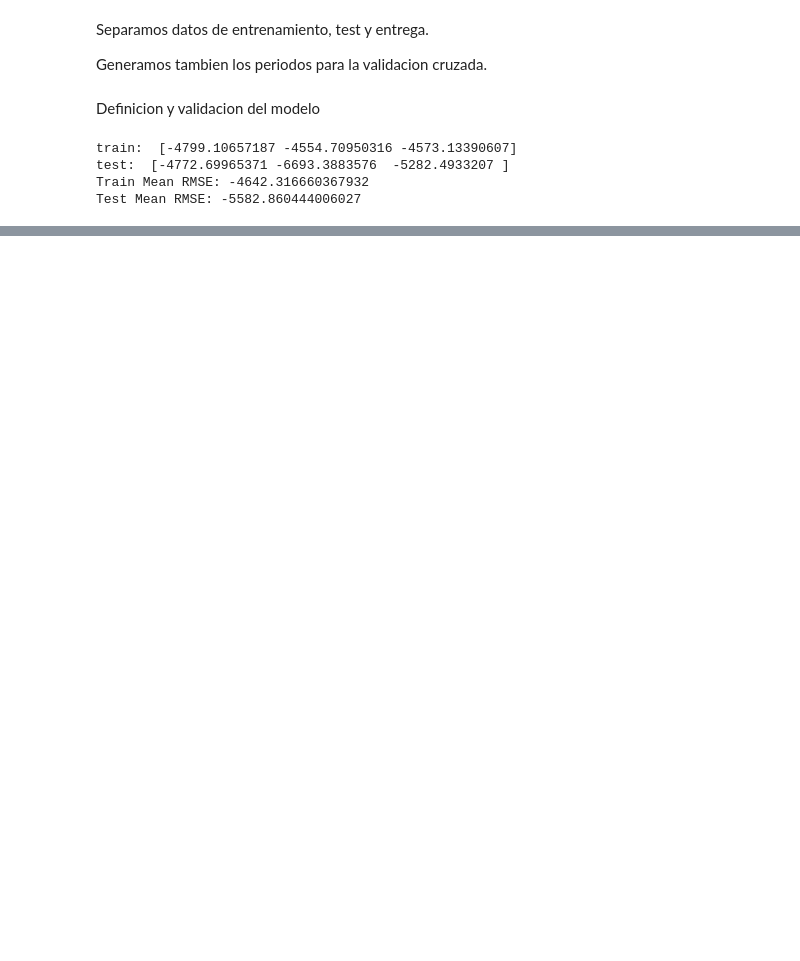
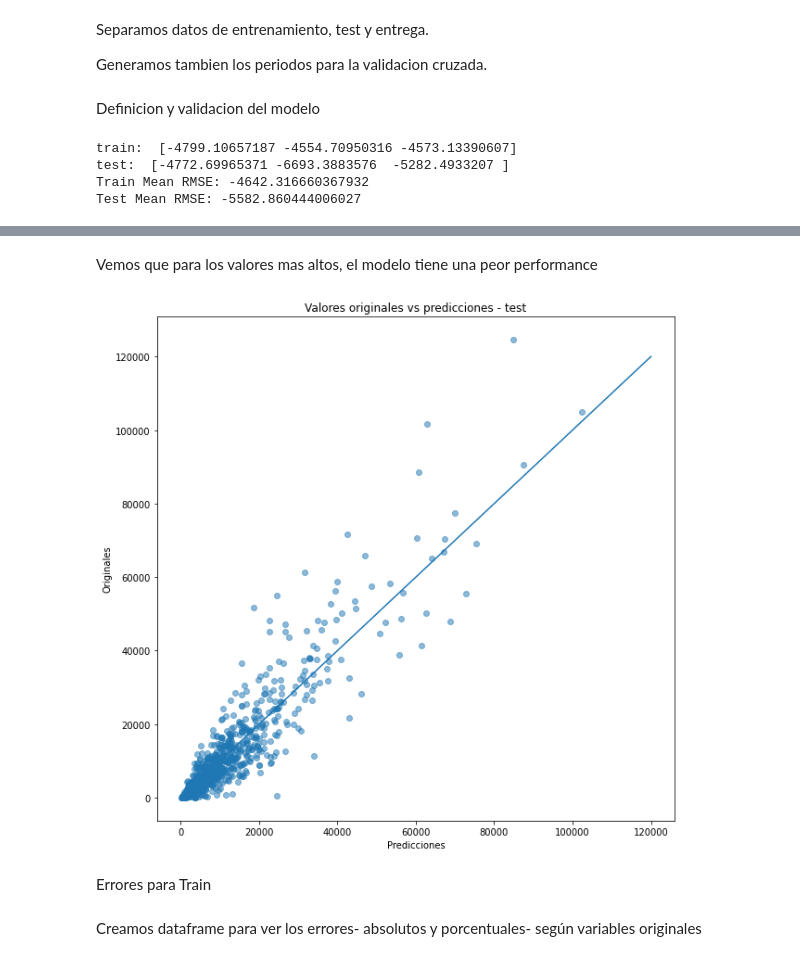
Before and after one commit to vitostamatti/datathon-cajamar-malbecs, a Jupyter notebook: notebooks/02-Prediccion-Malbecs-Nacional.ipynb, the cells around one changed output, grey strips where cells are left out. Drawn from its saved outputs; the diff is of its cells as text; code cells hidden in the pictures; blank space fills up the shorter version.

```diff
--- a/notebooks/02-Prediccion-Malbecs-Nacional.ipynb
+++ b/notebooks/02-Prediccion-Malbecs-Nacional.ipynb
@@ -344,0 +374,20 @@ Shap values
+# %%
+train, test = tr.train_test_split(data_train, test_camp=21)
+X_train, y_train = tr.xy_split(train)
+X_test, y_test = tr.xy_split(test)
+
+cat_cols = [
+    'id_finca',
+    'id_zona',
+    'id_estacion',
+    'variedad',
+    "modo",
+    "tipo",
+    "color",
+    "prod_shift1_gt_shift2",
+    "sup_is_nan",
+]
+
+
+X_train[cat_cols] = X_train[cat_cols].astype('category')
+X_test[cat_cols] = X_test[cat_cols].astype('category')
@@ -344,0 +399,3 @@ Shap values
+# %%
+m = mm.get_final_model()
+m
@@ -344,0 +420,20 @@ Shap values
+# %%
+m.fit(X_train,y_train)
+
+preds_21 = m.predict(X_test)
+# %% [markdown]
+Vemos que para los valores mas altos, el modelo tiene una peor performance
+# %%
+plt.figure(figsize=(10,10))
+plt.scatter(preds_21, y_test, alpha=0.5)
+plt.plot( [0,120000],[0,120000] )
+plt.xlabel('Predicciones')
+plt.ylabel('Originales')
+plt.title('Valores originales vs predicciones - test')
+plt.show()
+# %% [output]
+[figure, added]
+# %% [markdown]
+Errores para Train
+# %% [markdown]
+Creamos dataframe para ver los errores- absolutos y porcentuales- según variables originales
```
Also changed, not shown: parts of 58 cells of this notebook, 4 other files.
